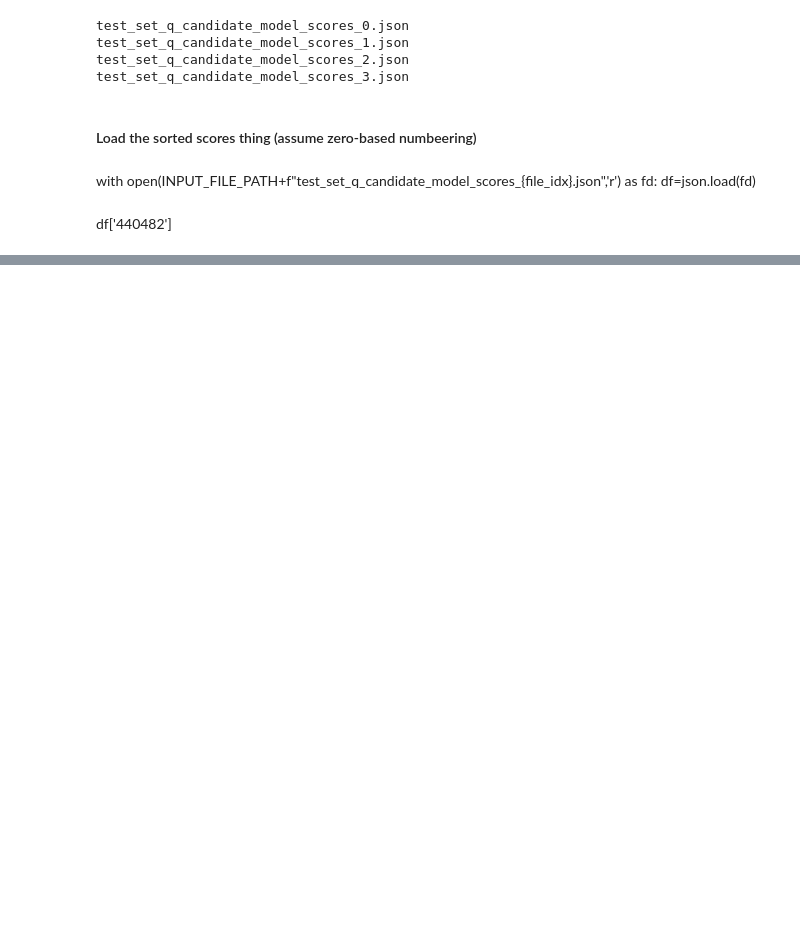
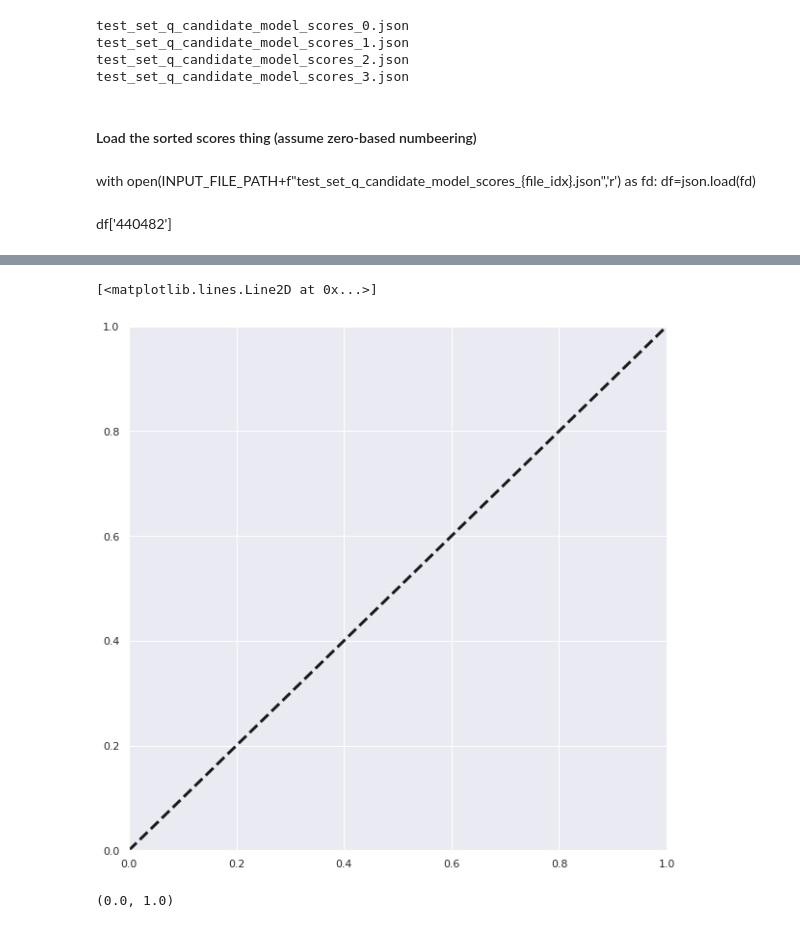
Before and after one commit to anmolagarwal999/Multi-Factor-Duplicate-Question-Detection-in-Stack-Overflow, a Jupyter notebook: tinker_analyze_results.ipynb, the cells around one changed output, grey strips where cells are left out. Saved outputs shown, nothing was run; the diff lists cells and outputs as text; code cells hidden in the pictures; blank space fills up the shorter version.

```diff
--- a/tinker_analyze_results.ipynb
+++ b/tinker_analyze_results.ipynb
@@ -178,0 +236,10 @@ FOund accuracy is  0.53
+# %%
+xpoints = ypoints = plt.xlim()
+plt.plot(xpoints, ypoints, linestyle='--', color='k', lw=3, scalex=False, scaley=False)
+# %% [output]
+[<matplotlib.lines.Line2D at 0x...>]
+[figure, added]
+# %%
+xpoints
+# %% [output]
+(0.0, 1.0)
```
Also changed, not shown: parts of 11 cells of this notebook, 3 other files.
